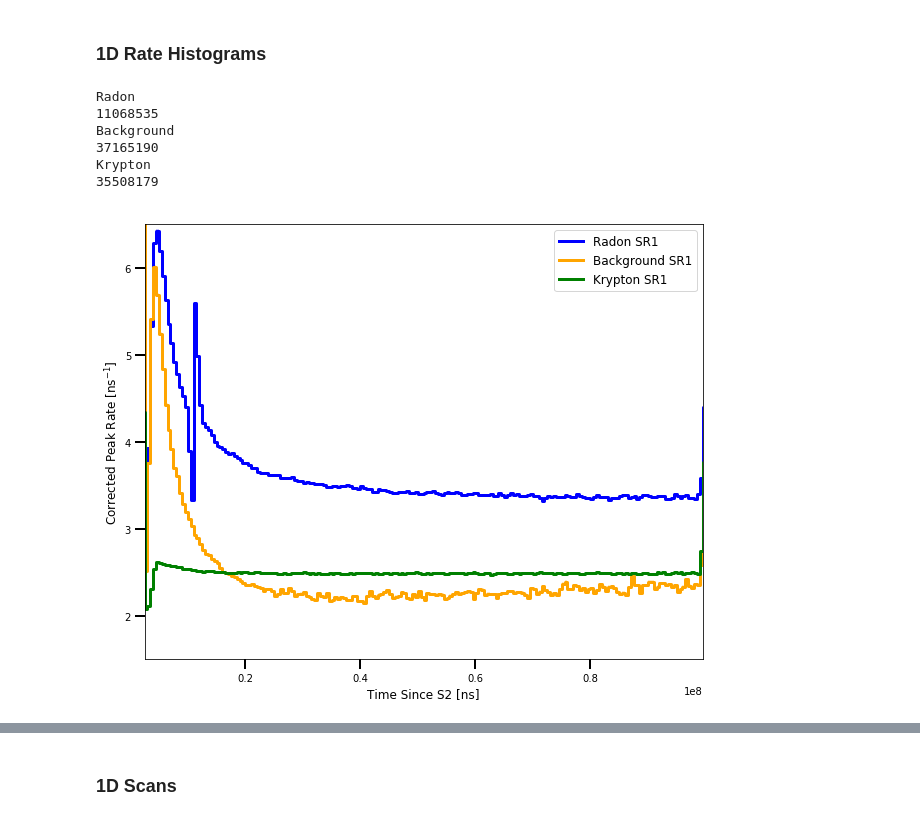
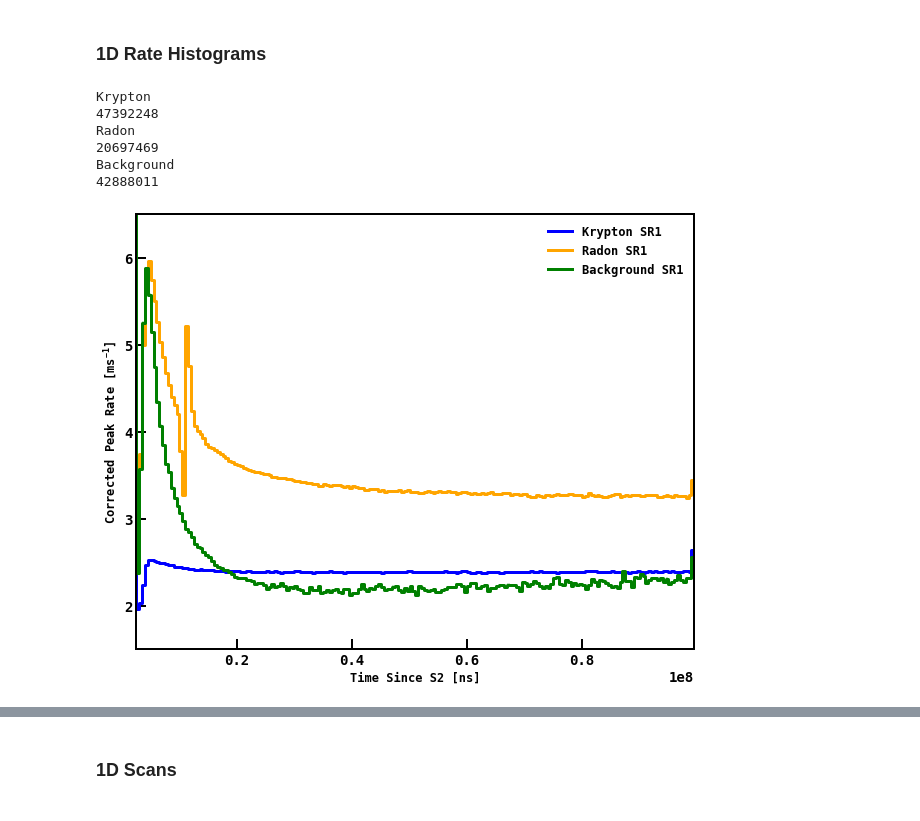
Before and after one commit to jpienaar13/SingleElectrons, a Jupyter notebook: 08_ToyMC_for_SErates.ipynb, the cells around one changed output, grey strips where cells are left out. Saved outputs shown, nothing was run; the diff lists cells and outputs as text; code cells hidden in the pictures.

```diff
--- a/08_ToyMC_for_SErates.ipynb
+++ b/08_ToyMC_for_SErates.ipynb
@@ -5,5 +6,6 @@ Lax Version : 1.5.2
 # %%
 import scipy
+plt.style.use('luca')
 # %%
 def get_file_list(path, pattern, remove_string='', remove_path=True):
     '''
@@ -167,8 +153,8 @@ Source in place selection: 7119 rows removed (6.01% passed)
 # %%
 %%time
 print('Searching for Processed Pickle Files')
-#simpath= '/project/lgrandi/jpienaar/cache_files/'
-simpath= '/scratch/midway2/jpienaar/cache_files/'
+simpath= '/project/lgrandi/jpienaar/cache_files/cache_files/'
+#simpath= '/scratch/midway2/jpienaar/cache_files/'
 
 #Find datasets
 datasets = get_file_list(simpath, '*dt.pkl', ' ')
@@ -337,7 +308,7 @@ data_hists_dict={}
 for source, dict_data in dict_source_sr1.items():
     print(source)
     del events_hist
-    del livet_hist
+    #del livet_hist
     events=0
     for key, data in dict_data.items():
         try:
@@ -373,37 +344,38 @@ for source, dict_data in dict_source_sr1.items():
     w=b1/b2
 
     ratio_error = np.abs(((1-2*w)*e1*e1 + w*w*e2*e2)/(b2*b2))
     ratio = num_value/denum_value
 
     #Confidence Bands
     x = _tpoints
     x = np.sort(np.array(list(x[1:]) + list(x[:-1])))
     y1=ratio-np.sqrt(ratio_error)
     y2=ratio+np.sqrt(ratio_error)
     y_lower = np.repeat(y1[:], 2)
     y_upper = np.repeat(y2[:], 2)
 
     #Plot
     plt.step(_tpoints[1:], ratio*1000000, linewidth=3,  color=colours[index], label=source+' SR1')
     plt.fill_between(x, y_lower*1000000, y_upper*1000000, facecolor=colours[index], interpolate=True, alpha = 0.25)
     index+=1
-    data_hists_dict[source] = {'rate' : ratio*1000000, 'lower' : y_lower*1000000, 'upeer' : y_upper*1000000}
+    #data_hists_dict[source] = {'rate' : ratio*1000000, 'lower' : y_lower*1000000, 'upper' : y_upper*1000000}
+    data_hists_dict[source] = {'rate' : ratio*1000000, 'lower' : y1*1000000, 'upper' : y2*1000000}
     print(events)
 
 plt.xlim([_tpoints[5], _tpoints[-2]])
 plt.ylim([1.5, 6.5])
 plt.xlabel('Time Since S2 [ns]', fontsize=12)
-plt.ylabel('Corrected Peak Rate [ns$^{-1}$]', fontsize=12)
+plt.ylabel('Corrected Peak Rate [ms$^{-1}$]', fontsize=12)
 axes = plt.gca()
 axes.tick_params(width=2, length=10)
 plt.legend(loc='best', fontsize=12)
 #plt.yscale('log')
 plt.show()
 # %% [output]
+Krypton
+47392248
 Radon
-11068535
+20697469
 Background
-37165190
-Krypton
-35508179
+42888011
-[figure, old version]
+[figure, new version]
```
Also changed, not shown: parts of 55 cells of this notebook, 9 other files.
